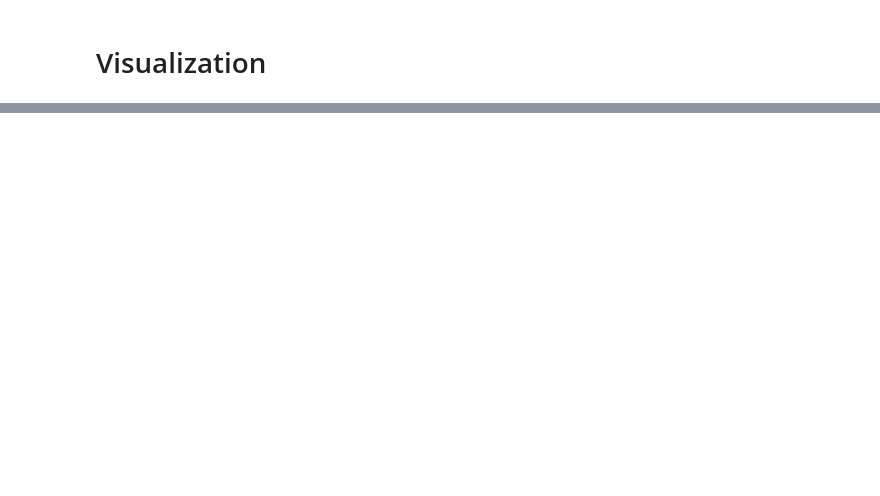
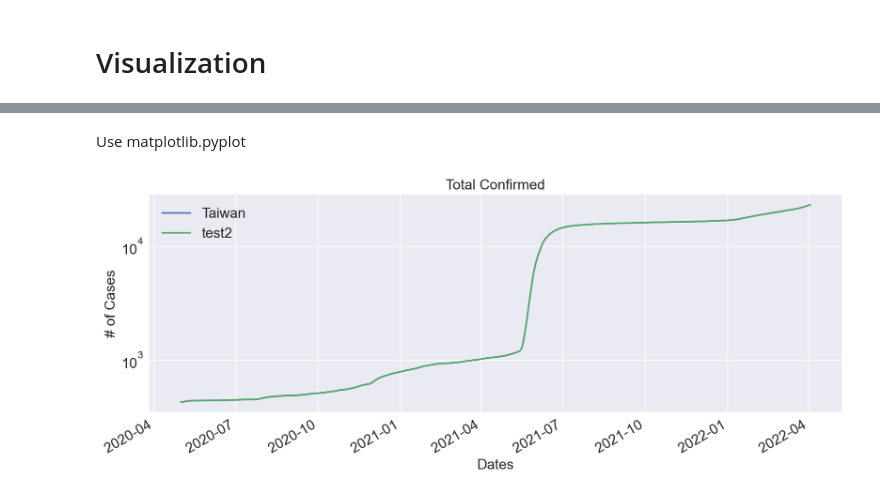
Before and after one commit to zzc01/MachineLearning, a Jupyter notebook: Covid19/Covid19Visualization.ipynb, the cells around one changed output, grey strips where cells are left out. Saved outputs shown, nothing was run; the diff lists cells and outputs as text; code cells hidden in the pictures; blank space fills up the shorter version.

```diff
--- a/Covid19/Covid19Visualization.ipynb
+++ b/Covid19/Covid19Visualization.ipynb
@@ -233,0 +274,4 @@ ploty_line('Total Deaths Per 1M Population', log_plot=True)
+# %%
+country = 'Taiwan'
+df = pd.read_csv(country+'.csv')
+df
@@ -233,0 +292,26 @@ ploty_line('Total Deaths Per 1M Population', log_plot=True)
+# %% [markdown]
+Use matplotlib.pyplot
+# %%
+col = 'Total Confirmed'
+
+plt.figure(figsize=(14, 5))
+plt.style.use('seaborn')
+# Convert string to datetime for pandas to recognise
+df['Date'] = pd.to_datetime(df['Date'])
+
+plt.plot(df['Date'], df[col], linestyle='solid', label=country)
+plt.plot(df['Date'], np.array(df[col])+1, linestyle='solid', label='test2')
+plt.yscale("log")
+
+plt.gcf().autofmt_xdate()
+plt.title(col, size = 16)
+# plt.legend([country], prop={'size' : 16})
+plt.legend(prop={'size' : 16})
+plt.xlabel('Dates', size=16)
+plt.ylabel('# of Cases', size=16)
+plt.xticks(size=16)
+plt.yticks(size=16)
+
+plt.savefig('fig.png')
+# %% [output]
+[figure, added]
```
Also changed, not shown: parts of 13 cells of this notebook.
